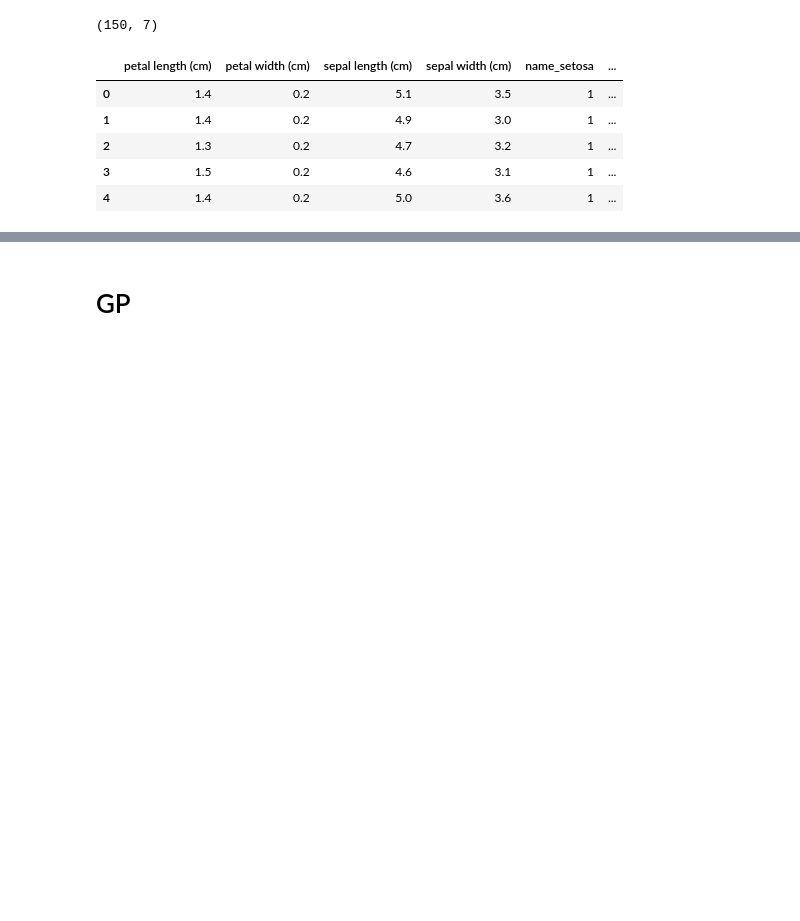
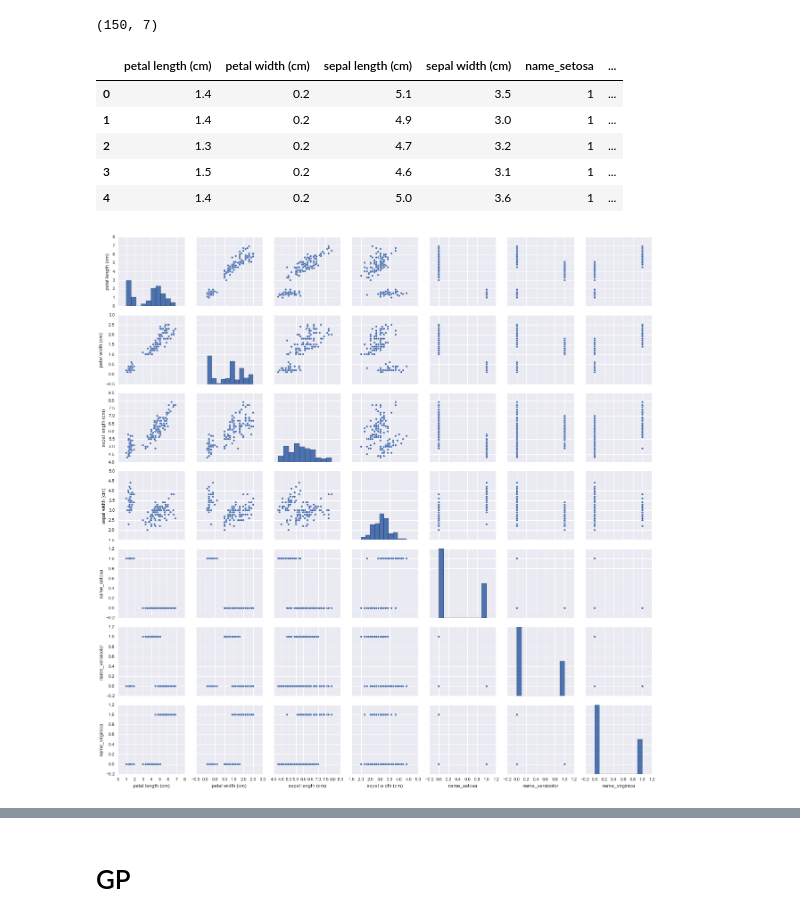
Before and after one commit to cottrell/notebooks, a Jupyter notebook: ml/examples with iris data.ipynb, the cells around one changed output, grey strips where cells are left out. Saved outputs shown, nothing was run; the diff lists cells and outputs as text; code cells hidden in the pictures; blank space fills up the shorter version.

```diff
--- a/ml/examples with iris data.ipynb
+++ b/ml/examples with iris data.ipynb
@@ -27,3 +27,10 @@ dfd.head()
 | 2 | 1.3 | 0.2 | 4.7 | 3.2 | 1 | ... |
 | 3 | 1.5 | 0.2 | 4.6 | 3.1 | 1 | ... |
 | 4 | 1.4 | 0.2 | 5.0 | 3.6 | 1 | ... |
+# %%
+%matplotlib inline
+import seaborn as sns
+sns.pairplot(dfd)
+show()
+# %% [output]
+[figure, added]
```
Also changed, not shown: parts of 13 cells of this notebook.
